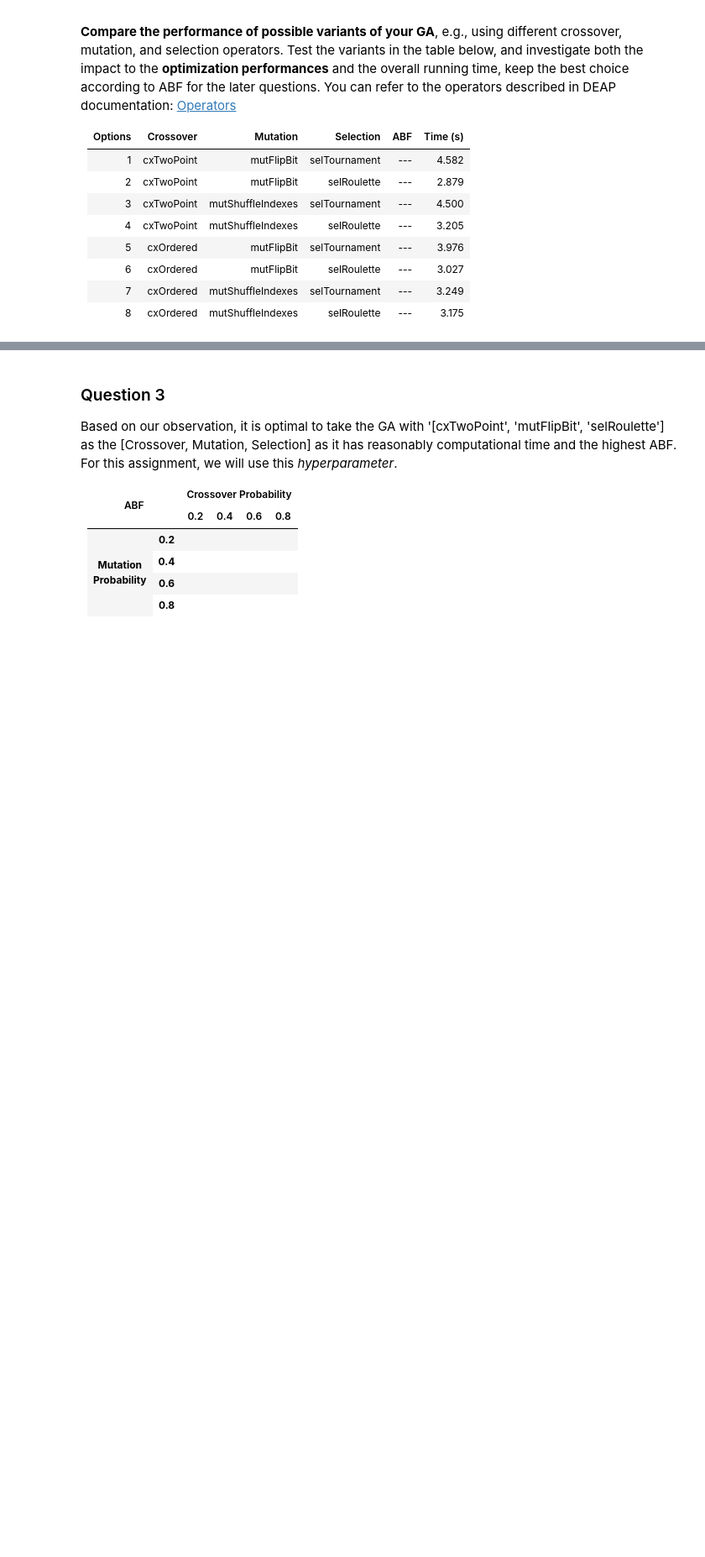
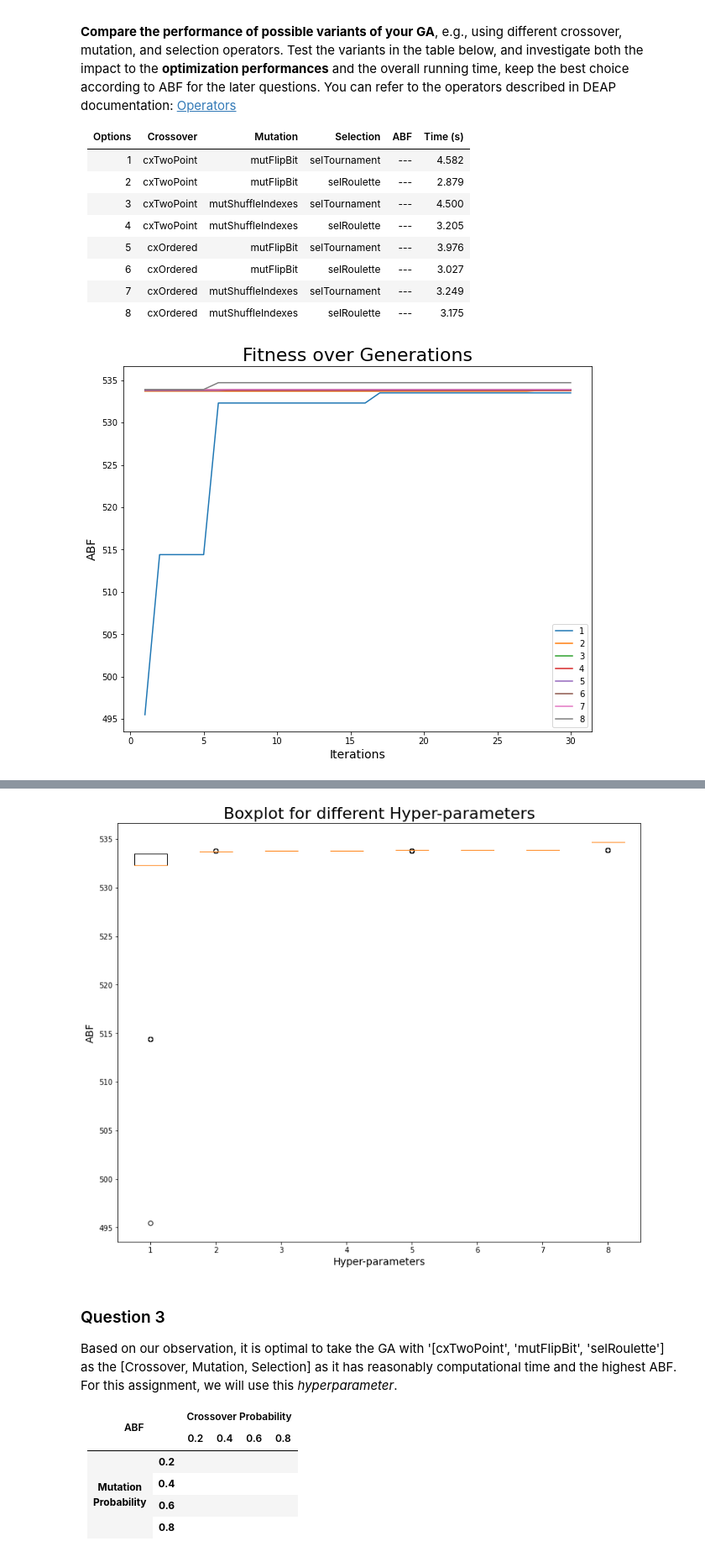
Before and after one commit to grafaelw/1BM120-Assignment14, a Jupyter notebook: Assignment-1/Petrinet.ipynb, the cells around one changed output, grey strips where cells are left out. Shown at 84% size. Cells and saved outputs as stored; diff of their text form; code cells hidden in the pictures; blank space fills up the shorter version.

```diff
--- a/Assignment-1/Petrinet.ipynb
+++ b/Assignment-1/Petrinet.ipynb
@@ -310,8 +273,8 @@ LIST_HYPPARAM = [
 import time
 
 # set up the GA parameters
-P_CROSSOVER = 0.9  # probability for crossover
-P_MUTATION = 0.3   # probability for mutation
+P_CROSSOVER = 0.4  # probability for crossover
+P_MUTATION = 0.6   # probability for mutation
 
 # Initialize the hall of fame
 hof = tools.HallOfFame(HALL_OF_FAME_SIZE)
@@ -330,34 +293,33 @@ for i in range(0, len(LIST_HYPPARAM)):
 
     start_time = time.time()
     for j in range (0, 30):
         pop = toolbox.population(n=POPULATION_SIZE)
         pop, _ = algorithms.eaSimple(pop, toolbox, cxpb=P_CROSSOVER, mutpb=P_MUTATION,
                                            ngen=MAX_GENERATIONS, stats=stats, halloffame=hof, verbose=False)
         best_individual = hof[0]
         BEST_FITNESS[j][i] = best_individual.fitness.values[0]
     end_time = time.time()
     TIME_LIST.append(end_time - start_time)
     plt.plot(iterList, BEST_FITNESS[:,i], label=f"{i+1}")
 
-fig = plt.figure(figsize =(10, 8))
 plt.title("Fitness over Generations", fontsize=22)
 plt.legend()
 plt.xlabel("Iterations", fontsize=14)
 plt.ylabel("ABF", fontsize=14)
 plt.show()
 ## Get the best individual
 # best_individual = hof[0]
 
 print("Time Elapsed (seconds): ", [round(elem, 3) for elem in TIME_LIST])
 print("ABF = ", [round(elem, 3) for elem in np.mean(BEST_FITNESS, axis=0)])
 
+# Plotting the Boxplot for the ABF
 fig = plt.figure(figsize =(10, 8))
-# Creating axes instance
 ax = fig.add_axes([0, 0, 1, 1])
-# Creating plot
 bp = ax.boxplot(BEST_FITNESS)
 ax.set_xlabel('Hyper-parameters', fontsize=14)
 ax.set_ylabel('ABF', fontsize=14)
 ax.set_title("Boxplot for different Hyper-parameters", fontsize=22)
-# show plot
 plt.show()
+# %% [output]
+[figure, added]
@@ -364,3 +328,4 @@ plt.show()
+[figure, added]
 # %% [markdown]
 ### Question 3
 
```
Also changed, not shown: parts of 7 cells of this notebook.
